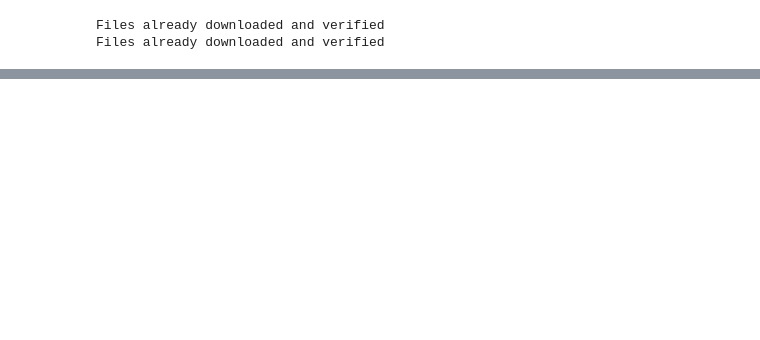
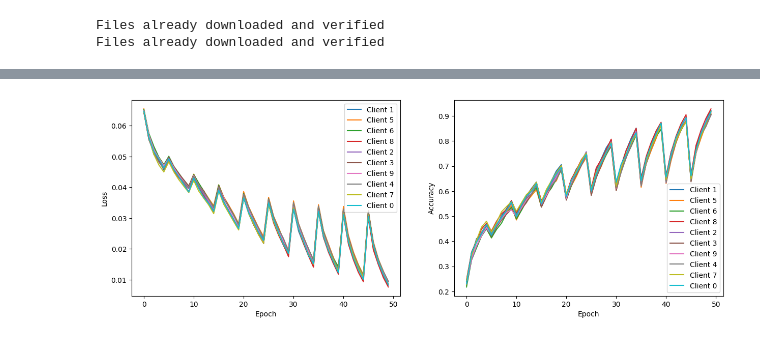
Before and after one commit to vipulhld001/flower, a Jupyter notebook: MyStrat/ftatime.ipynb, the cells around one changed output, grey strips where cells are left out. Saved outputs shown, nothing was run; the diff lists cells and outputs as text; code cells hidden in the pictures; blank space fills up the shorter version.

```diff
--- a/MyStrat/ftatime.ipynb
+++ b/MyStrat/ftatime.ipynb
@@ -495,0 +629,10 @@ def client_fn(cid) -> FlowerClient:
+# %%
+strategy_fed_avg = FedAvgCustom()
+
+fl.simulation.start_simulation(
+    client_fn=client_fn,
+    num_clients=10,
+    config=fl.server.ServerConfig(num_rounds=10),
+    client_resources=client_resources,
+    strategy=strategy_fed_avg,
+)
@@ -495,0 +719,4 @@ def client_fn(cid) -> FlowerClient:
+# %%
+plot_metrics(strategy_fed_avg.client_metrics)
+# %% [output]
+[figure, added]
```
Also changed, not shown: parts of 16 cells of this notebook.
